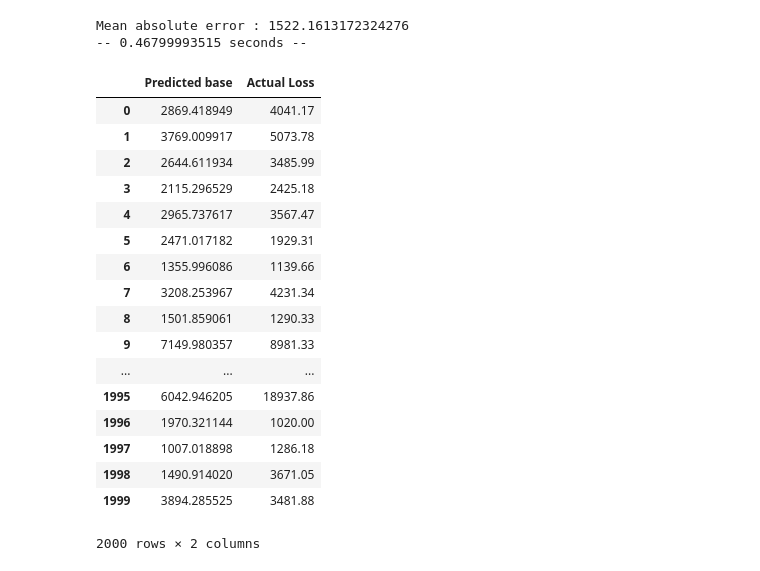
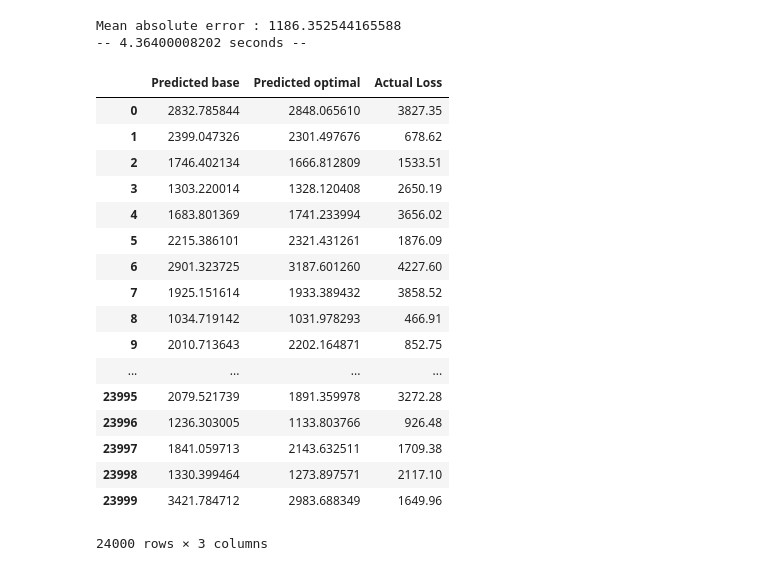
Before and after one commit to jetsaltydog/GBM_Project, a Jupyter notebook: Lightboost.ipynb, the cells around one changed output. Drawn from its saved outputs; the diff is of its cells as text; code cells hidden in the pictures.

```diff
--- a/Lightboost.ipynb
+++ b/Lightboost.ipynb
@@ -24,7 +24,7 @@ data['log_loss'] = np.log(data['loss'])
 seed = 7
 test_size = 0.2
 # %%
-n_data = 1000
+n_data = 50000
 
 cont_X = data.iloc[0:n_data, 116:130]
 cat_X = data.iloc[0:n_data, 0:116]
@@ -40,7 +40,7 @@ new_X = np.c_[dummies_X, cont_X]
 
 start_time = time.time()
 
-X_train, X_test, y_train, y_test = train_test_split(new_X, log_Y, test_size=test_size, random_state=seed)
+X_train, X_test, y_train, y_test = train_test_split(dummies_X, log_Y, test_size=test_size, random_state=seed)
 
 y_train = y_train.iloc[:,0]
 
@@ -58,29 +58,56 @@ print("-- " + str(Time) + " seconds --")
 
 base_pred = y_pred
 # %% [output]
-Mean absolute error : 1522.1613172324276
--- 0.46799993515 seconds --
+Mean absolute error : 1186.352544165588
+-- 4.36400008202 seconds --
+# %%
+#Dummies encoding of categorical data - optimal
+
+dummies_X = np.array(pd.get_dummies(cat_X))
+new_X = np.c_[dummies_X, cont_X]
+
+start_time = time.time()
+
+X_train, X_test, y_train, y_test = train_test_split(new_X, log_Y, test_size=test_size, random_state=seed)
+
+y_train = y_train.iloc[:,0]
+
+model = ltb.LGBMRegressor(colsample_bytree=0.8411367740809124, max_depth=15,
+                          min_child_samples=63, min_split_gain=0.06616105626244219,
+                          num_leaves=138, subsample=0.775858544114288)
+
+model.fit(X_train,y_train)
+
+y_pred = model.predict(X_test)
+
+mae = mean_absolute_error(np.exp(y_pred), np.exp(y_test))
+print("Mean absolute error : " + str(mae))
+
+Time = time.time() - start_time
+print("-- " + str(Time) + " seconds --")
+
+optimal_pred = y_pred
 # %%
-compare = np.c_[np.exp(base_pred), np.exp(y_test)]
+compare = np.c_[np.exp(base_pred), np.exp(optimal_pred), np.exp(y_test)]
 df = pd.DataFrame(compare)
-df.columns = ["Predicted base", "Actual Loss"]
+df.columns = ["Predicted base", "Predicted optimal", "Actual Loss"]
 df
 # %% [output]
-|  | Predicted base | Actual Loss |
-| 0 | 2869.418949 | 4041.17 |
-| 1 | 3769.009917 | 5073.78 |
-| 2 | 2644.611934 | 3485.99 |
-| 3 | 2115.296529 | 2425.18 |
-| 4 | 2965.737617 | 3567.47 |
-| 5 | 2471.017182 | 1929.31 |
-| 6 | 1355.996086 | 1139.66 |
-| 7 | 3208.253967 | 4231.34 |
-| 8 | 1501.859061 | 1290.33 |
-| 9 | 7149.980357 | 8981.33 |
-| ... | ... | ... |
-| 1995 | 6042.946205 | 18937.86 |
-| 1996 | 1970.321144 | 1020.00 |
-| 1997 | 1007.018898 | 1286.18 |
-| 1998 | 1490.914020 | 3671.05 |
-| 1999 | 3894.285525 | 3481.88 |
+|  | Predicted base | Predicted optimal | Actual Loss |
+| 0 | 2832.785844 | 2848.065610 | 3827.35 |
+| 1 | 2399.047326 | 2301.497676 | 678.62 |
+| 2 | 1746.402134 | 1666.812809 | 1533.51 |
+| 3 | 1303.220014 | 1328.120408 | 2650.19 |
+| 4 | 1683.801369 | 1741.233994 | 3656.02 |
+| 5 | 2215.386101 | 2321.431261 | 1876.09 |
+| 6 | 2901.323725 | 3187.601260 | 4227.60 |
+| 7 | 1925.151614 | 1933.389432 | 3858.52 |
+| 8 | 1034.719142 | 1031.978293 | 466.91 |
+| 9 | 2010.713643 | 2202.164871 | 852.75 |
+| ... | ... | ... | ... |
+| 23995 | 2079.521739 | 1891.359978 | 3272.28 |
+| 23996 | 1236.303005 | 1133.803766 | 926.48 |
+| 23997 | 1841.059713 | 2143.632511 | 1709.38 |
+| 23998 | 1330.399464 | 1273.897571 | 2117.10 |
+| 23999 | 3421.784712 | 2983.688349 | 1649.96 |
-2000 rows × 2 columns
+24000 rows × 3 columns
```
Also changed, not shown: parts of 5 cells of this notebook.
